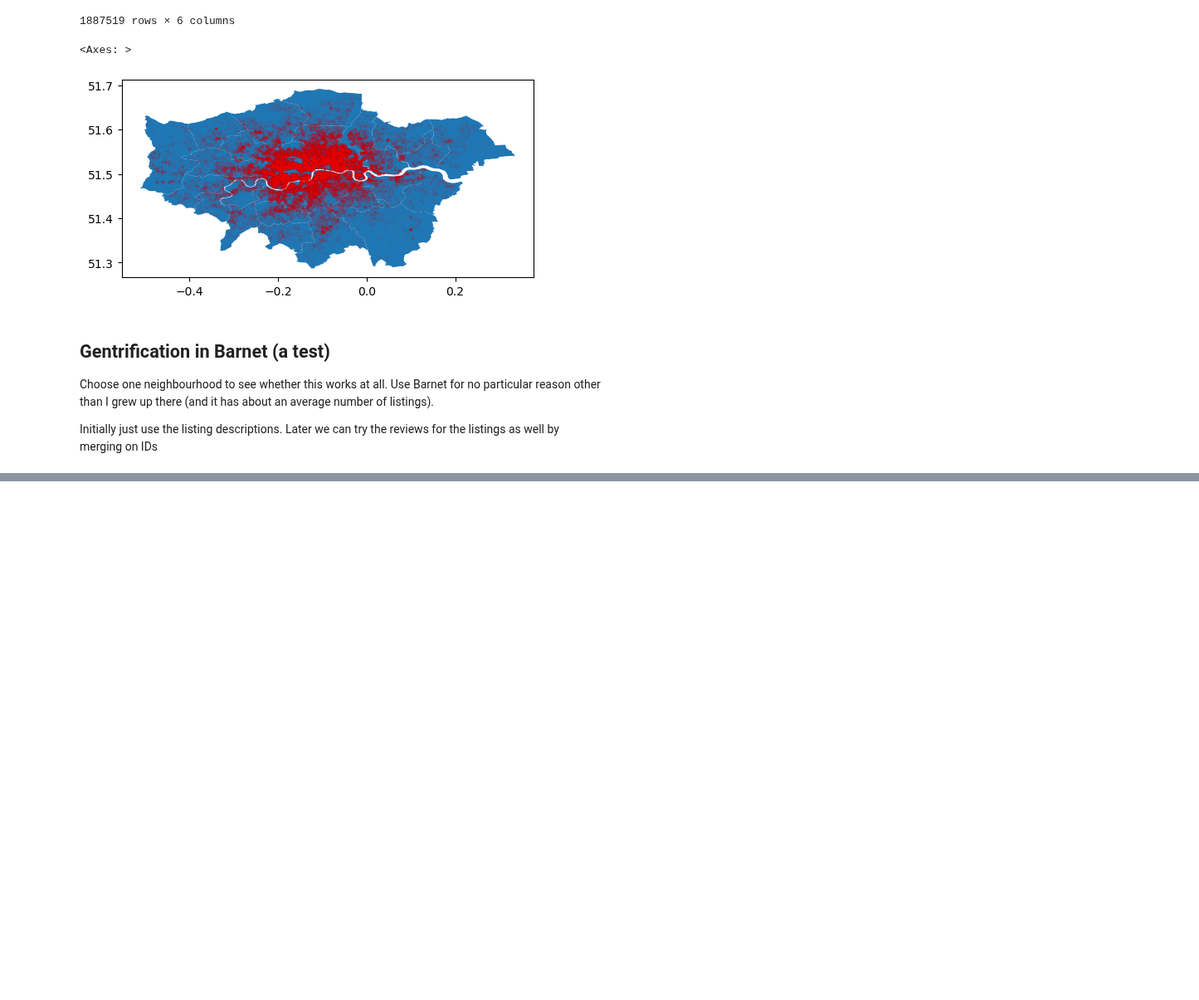
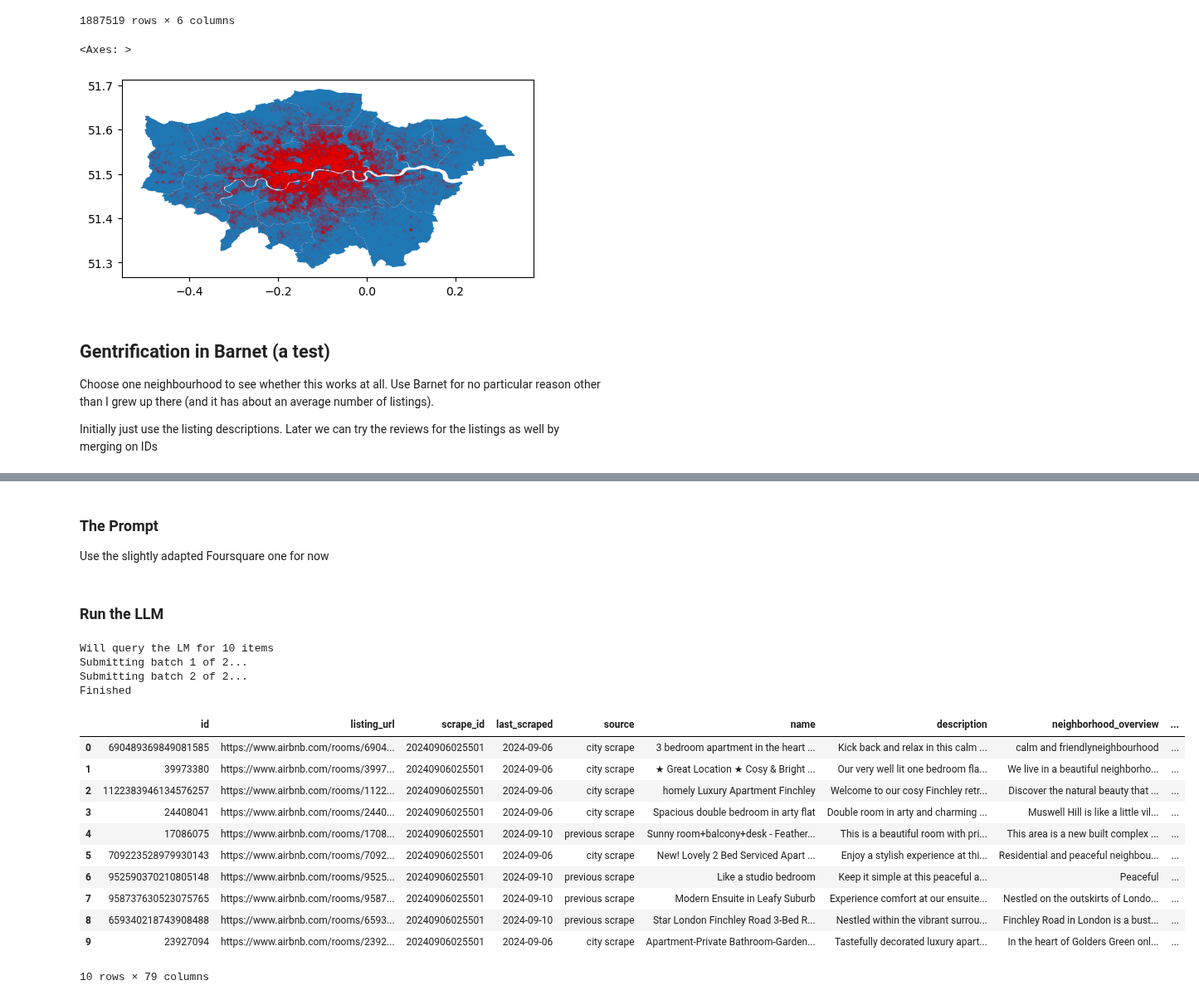
Before and after one commit to Urban-Analytics/INTEGRATE, a Jupyter notebook: llm/python/3-gentrification_airbnb.ipynb, the cells around one changed output, grey strips where cells are left out. Shown at 83% size. Saved outputs shown, nothing was run; the diff lists cells and outputs as text; code cells hidden in the pictures; blank space fills up the shorter version.

Commit message:
ran LLM over a sample of airbnb listings

```diff
--- a/llm/python/3-gentrification_airbnb.ipynb
+++ b/llm/python/3-gentrification_airbnb.ipynb
@@ -77,0 +274,4 @@ df.loc[:, ['description', 'neighborhood_overview']].to_csv("~/Desktop/temp.csv")
+# %% [markdown]
+### The Prompt
+
+Use the slightly adapted Foursquare one for now
@@ -77,0 +310,65 @@ df.loc[:, ['description', 'neighborhood_overview']].to_csv("~/Desktop/temp.csv")
+# %% [markdown]
+### Run the LLM
+# %%
+# Get the API key from a file
+with open('together.ai_key.txt', 'r') as f:
+    api_key = f.readline().strip()
+
+client = Together(api_key=api_key)
+
+# We need a single 'text' column. Combine the listing text and the neighbourhood overview
+barnet_listings.loc[:, 'text'] = barnet_listings['description'] + " " + barnet_listings['neighborhood_overview']
+# Drop Nan
+barnet_listings = barnet_listings.dropna(subset=['text'])
+barnet_listings['text']
+
+# Sample for now
+df = barnet_listings.sample(10).copy()
+
+print(f"Will query the LM for {len(df)} items")
+
+assert len(df) < 100, "Too many tweets to process in one go. Please reduce the number of tweets."
+
+# Ensure the index is consecutive and ascending
+df = df.reset_index(drop=True)
+# To store the results
+df['gentrification_prediction'] = None
+
+# Batch processing
+batch_size = 5
+for i in range(0, len(df), batch_size):
+    # Get the batch of tweets
+    batch_tweets = df.loc[i:i + batch_size - 1, :]
+
+    # Get sentiments using the function
+    print(f"Submitting batch {i//len(batch_tweets)+1} of {len(df)//len(batch_tweets)}...")
+
+    ids, sentiments, explanations = get_gentrification_scores(
+        batch_tweets, prompt, client, batch_index=i, max_tokens=1500)
+
+    # Update the DataFrame with the predictions
+    df.loc[ids, 'gentrification_prediction'] = sentiments
+    df.loc[ids, 'explanation'] = explanations
+
+print("Finished")
+# %% [output]
+Will query the LM for 10 items
+Submitting batch 1 of 2...
+Submitting batch 2 of 2...
+Finished
+# %%
+df.to_csv("~/Desktop/temp.csv")
+df
+# %% [output]
+|  | id | listing_url | scrape_id | last_scraped | source | name | description | neighborhood_overview | ... |
+| 0 | 690489369849081585 | https://www.airbnb.com/rooms/6904... | 20240906025501 | 2024-09-06 | city scrape | 3 bedroom apartment in the heart ... | Kick back and relax in this calm ... | calm and friendlyneighbourhood | ... |
+| 1 | 39973380 | https://www.airbnb.com/rooms/3997... | 20240906025501 | 2024-09-06 | city scrape | ★ Great Location ★ Cosy & Bright ... | Our very well lit one bedroom fla... | We live in a beautiful neighborho... | ... |
+| 2 | 1122383946134576257 | https://www.airbnb.com/rooms/1122... | 20240906025501 | 2024-09-06 | city scrape | homely Luxury Apartment Finchley | Welcome to our cosy Finchley retr... | Discover the natural beauty that ... | ... |
+| 3 | 24408041 | https://www.airbnb.com/rooms/2440... | 20240906025501 | 2024-09-06 | city scrape | Spacious double bedroom in arty flat | Double room in arty and charming ... | Muswell Hill is like a little vil... | ... |
+| 4 | 17086075 | https://www.airbnb.com/rooms/1708... | 20240906025501 | 2024-09-10 | previous scrape | Sunny room+balcony+desk - Feather... | This is a beautiful room with pri... | This area is a new built complex ... | ... |
+| 5 | 709223528979930143 | https://www.airbnb.com/rooms/7092... | 20240906025501 | 2024-09-06 | city scrape | New! Lovely 2 Bed Serviced Apart ... | Enjoy a stylish experience at thi... | Residential and peaceful neighbou... | ... |
+| 6 | 952590370210805148 | https://www.airbnb.com/rooms/9525... | 20240906025501 | 2024-09-10 | previous scrape | Like a studio bedroom | Keep it simple at this peaceful a... | Peaceful | ... |
+| 7 | 958737630523075765 | https://www.airbnb.com/rooms/9587... | 20240906025501 | 2024-09-10 | previous scrape | Modern Ensuite in Leafy Suburb | Experience comfort at our ensuite... | Nestled on the outskirts of Londo... | ... |
+| 8 | 659340218743908488 | https://www.airbnb.com/rooms/6593... | 20240906025501 | 2024-09-10 | previous scrape | Star London Finchley Road 3-Bed R... | Nestled within the vibrant surrou... | Finchley Road in London is a bust... | ... |
+| 9 | 23927094 | https://www.airbnb.com/rooms/2392... | 20240906025501 | 2024-09-06 | city scrape | Apartment-Private Bathroom-Garden... | Tastefully decorated luxury apart... | In the heart of Golders Green onl... | ... |
+10 rows × 79 columns
```
Also changed, not shown: parts of 8 cells of this notebook.
